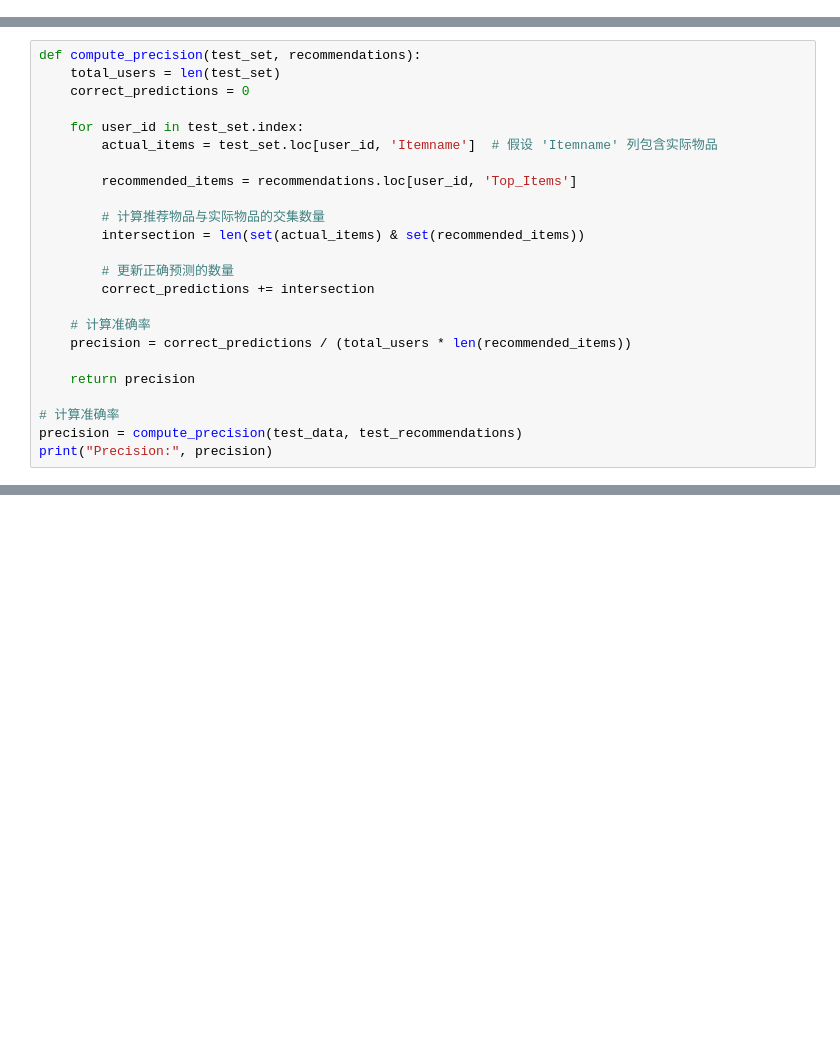
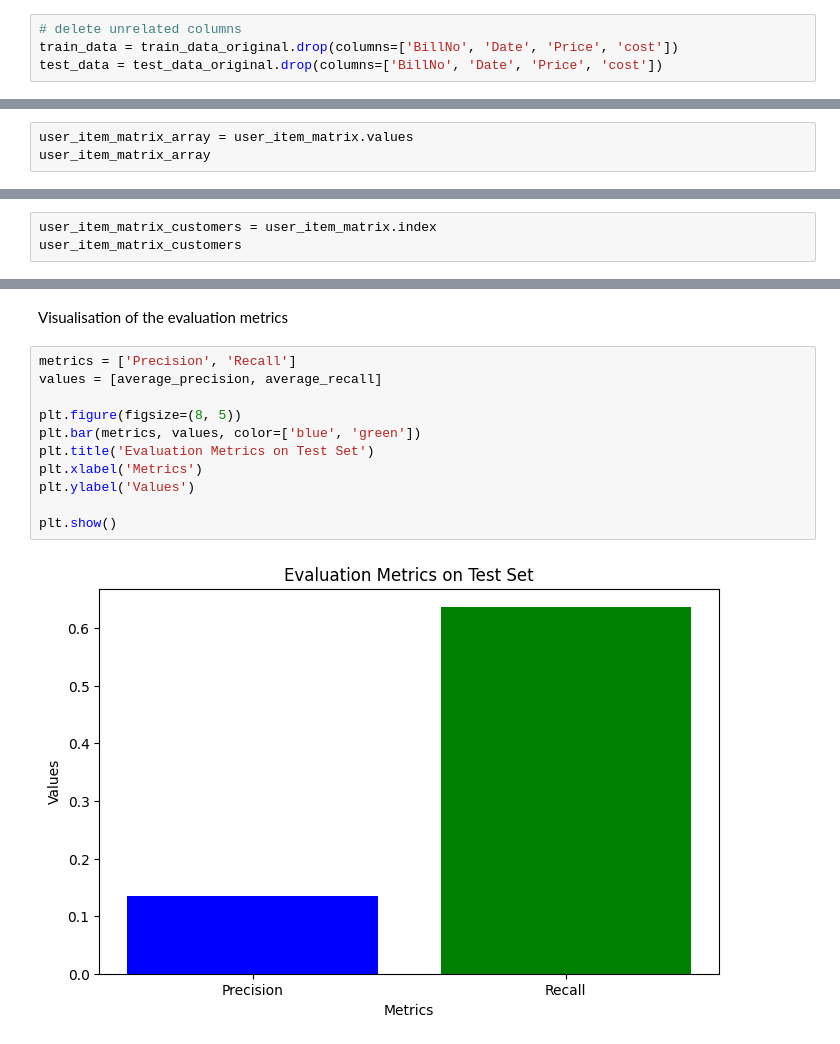
Before and after one commit to yuqingc31/MiningBigData, a Jupyter notebook: assignment3/a1841612_assign2.ipynb, the cells around one changed output, grey strips where cells are left out. Drawn from its saved outputs; the diff is of its cells as text; blank space fills up the shorter version.

```diff
--- a/assignment3/a1841612_assign2.ipynb
+++ b/assignment3/a1841612_assign2.ipynb
@@ -212,0 +114,4 @@ memory usage: 937.6+ KB
+# %%
+# delete unrelated columns
+train_data = train_data_original.drop(columns=['BillNo', 'Date', 'Price', 'cost'])
+test_data = test_data_original.drop(columns=['BillNo', 'Date', 'Price', 'cost'])
@@ -644,24 +329,0 @@ memory usage: 12.0+ KB
-# %%
-def compute_precision(test_set, recommendations):
-    total_users = len(test_set)
-    correct_predictions = 0
-
-    for user_id in test_set.index:
-        actual_items = test_set.loc[user_id, 'Itemname']  # 假设 'Itemname' 列包含实际物品
-
-        recommended_items = recommendations.loc[user_id, 'Top_Items']
-
-        # 计算推荐物品与实际物品的交集数量
-        intersection = len(set(actual_items) & set(recommended_items))
-
-        # 更新正确预测的数量
-        correct_predictions += intersection
-
-    # 计算准确率
-    precision = correct_predictions / (total_users * len(recommended_items))
-
-    return precision
-
-# 计算准确率
-precision = compute_precision(test_data, test_recommendations)
-print("Precision:", precision)
@@ -669,0 +330,3 @@ ZeroDivisionError: division by zero
+# %%
+user_item_matrix_array = user_item_matrix.values
+user_item_matrix_array
@@ -669,0 +341,3 @@ ZeroDivisionError: division by zero
+# %%
+user_item_matrix_customers = user_item_matrix.index
+user_item_matrix_customers
@@ -669,0 +406,15 @@ ZeroDivisionError: division by zero
+# %% [markdown]
+Visualisation of the evaluation metrics
+# %%
+metrics = ['Precision', 'Recall']
+values = [average_precision, average_recall]
+
+plt.figure(figsize=(8, 5))
+plt.bar(metrics, values, color=['blue', 'green'])
+plt.title('Evaluation Metrics on Test Set')
+plt.xlabel('Metrics')
+plt.ylabel('Values')
+
+plt.show()
+# %% [output]
+[figure, added]
```
Also changed, not shown: parts of 101 cells of this notebook, 3 other files.
